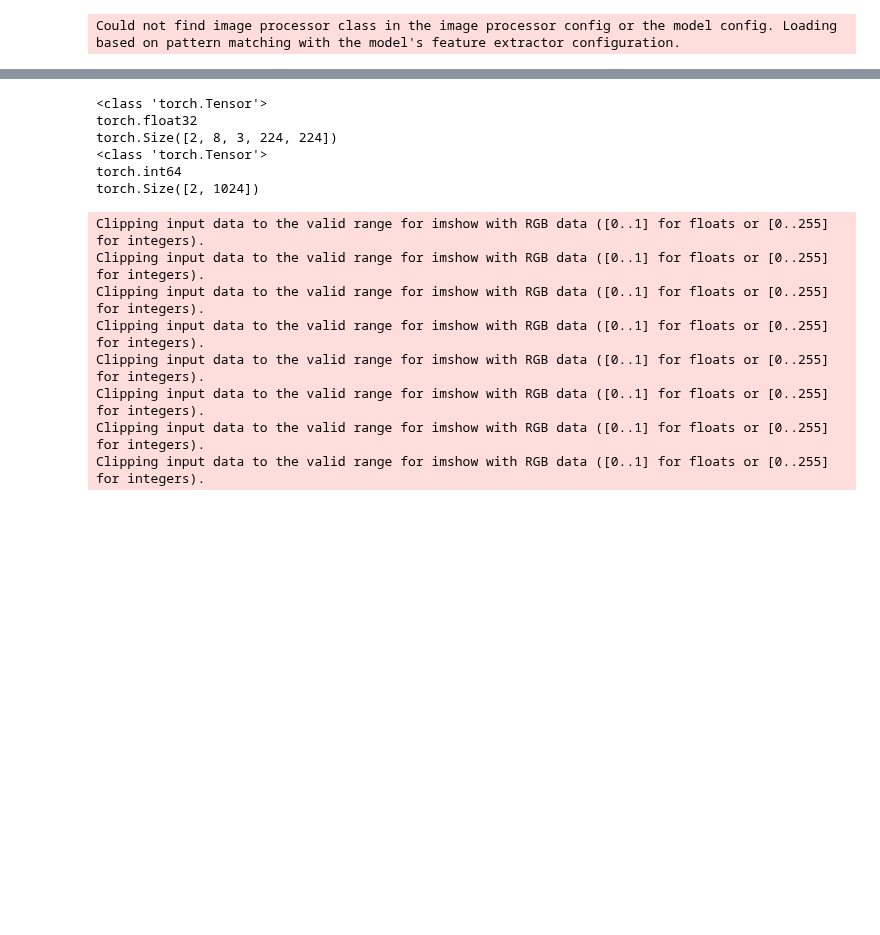
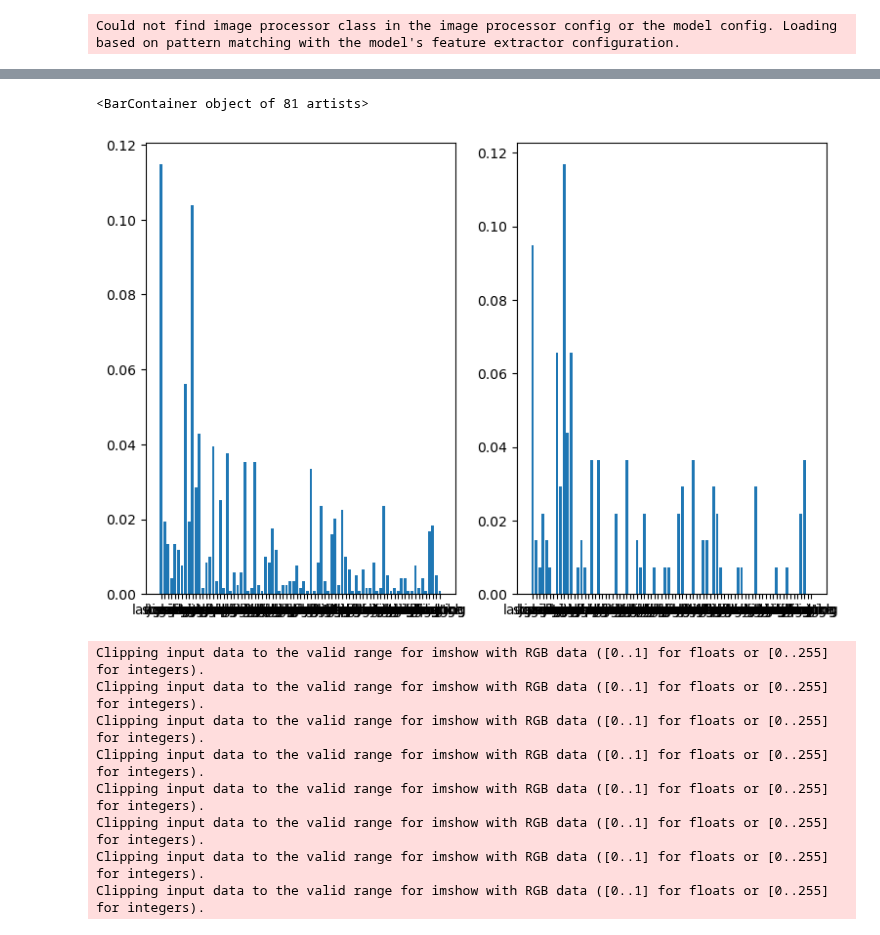
Before and after one commit to Neleac/SpaceTimeGPT, a Jupyter notebook: data_vis.ipynb, the cells around one changed output, grey strips where cells are left out. Drawn from its saved outputs; the diff is of its cells as text; code cells hidden in the pictures; blank space fills up the shorter version.

Commit message:
visualize k600 dataset

```diff
--- a/data_vis.ipynb
+++ b/data_vis.ipynb
@@ -23,0 +61,30 @@ model = VisionEncoderDecoderModel.from_pretrained("training/checkpoint-19080")
+# %%
+actions_count = {}
+
+for item in dataset["train"]:
+    tokens = item["labels"]
+    caption = tokenizer.decode(tokens, skip_special_tokens=True)
+    for word in caption.split(" "):
+        if word in actions:
+            if word in actions_count:
+                actions_count[word][0] += 1
+            else:
+                actions_count[word] = [1, 0]
+            break
+
+for item in dataset["validation"]:
+    tokens = item["labels"]
+    caption = tokenizer.decode(tokens, skip_special_tokens=True)
+    for word in caption.split(" "):
+        if word in actions:
+            if word in actions_count:
+                actions_count[word][1] += 1
+            else:
+                actions_count[word] = [0, 1]
+            break
+
+for action in actions_count:
+    actions_count[action][0] /= len(dataset["train"])
+    actions_count[action][1] /= len(dataset["validation"])
+
+actions_count
@@ -24,3 +109,19 @@ model = VisionEncoderDecoderModel.from_pretrained("training/checkpoint-19080")
+# %%
+fig = plt.figure(figsize = (9, 6))
+
+train, val = [], []
+for action in actions_count:
+    t, v = actions_count[action]
+    train.append(t)
+    val.append(v)
+
+fig.add_subplot(1, 2, 1)
+plt.bar(list(actions_count.keys()), train)
+fig.add_subplot(1, 2, 2)
+plt.bar(list(actions_count.keys()), val)
+# %% [output]
+<BarContainer object of 81 artists>
+[figure, added]
 # %%
 dataset = load_from_disk("dataset/processed_frames_8")
 dataset.set_format(type="numpy")
@@ -56,38 +157,6 @@ def transform(batch):
     return batch
 
 dataset["train"].set_transform(transform)
-# %%
-# fig = plt.figure(figsize=(16, 16))
-
-# data = dataset["train"][1]
-# pixel_values = data["pixel_values"]
-# pixel_values = pixel_values.permute(0, 2, 3, 1)
-# for j, frame in enumerate(pixel_values):
-#     fig.add_subplot(2, 4, j + 1)
-#     plt.imshow(frame)
-#     plt.axis("off")
-
-data = dataset["train"][:2]
-print(type(data["pixel_values"]))
-print(data["pixel_values"].dtype)
-print(data["pixel_values"].shape)
-print(type(data["labels"]))
-print(data["labels"].dtype)
-print(data["labels"].shape)
-
-# for i, pixel_values in enumerate(data["pixel_values"]):
-#     pixel_values = pixel_values.permute(0, 2, 3, 1)
-#     for j, frame in enumerate(pixel_values):
-#         fig.add_subplot(4, 4, 8 * i + j + 1)
-#         plt.imshow(frame)
-#         plt.axis("off")
-# %% [output]
-<class 'torch.Tensor'>
-torch.float32
-torch.Size([2, 8, 3, 224, 224])
-<class 'torch.Tensor'>
-torch.int64
-torch.Size([2, 1024])
 # %%
 # training data and model output
 
```
Also changed, not shown: parts of 4 cells of this notebook, 2 other files.
